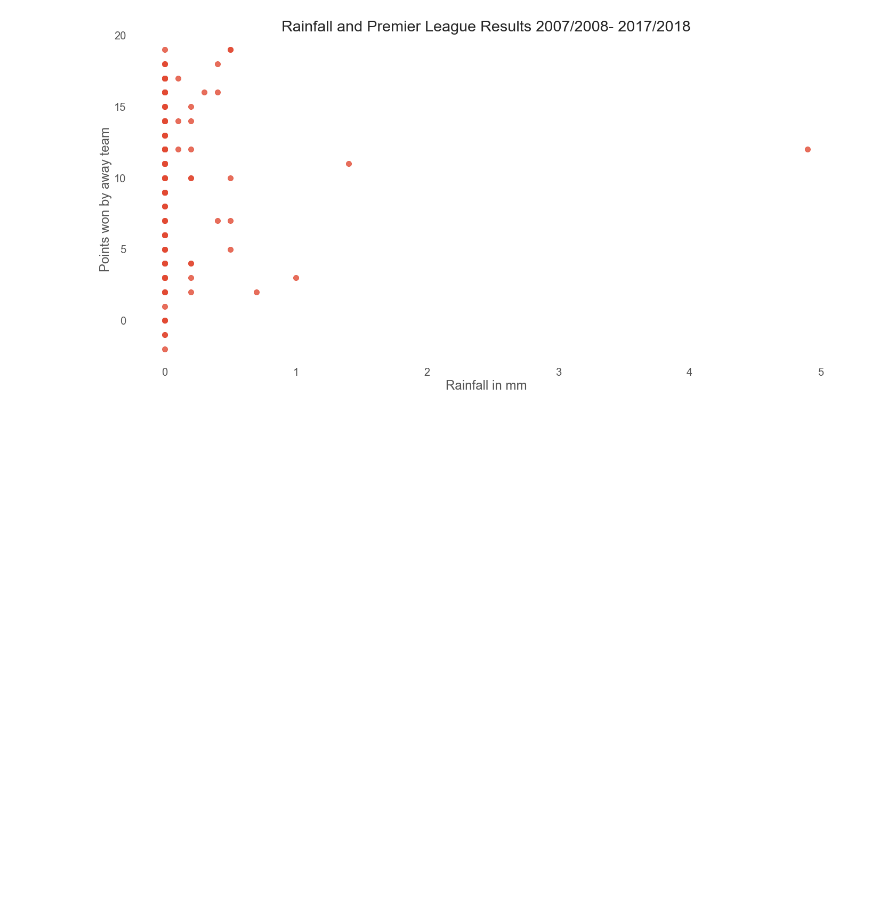
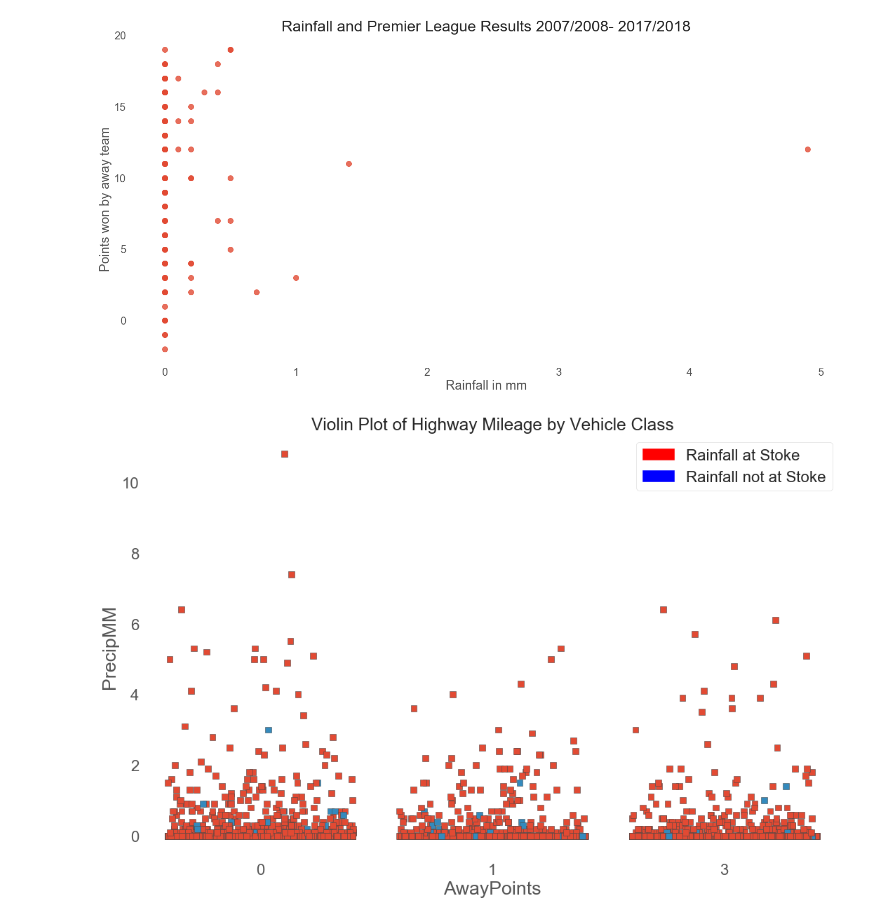
Before and after one commit to myfriendscallmeJ/a4, a Jupyter notebook: Project 4.ipynb, the cells around one changed output. Cells and saved outputs as stored; diff of their text form; code cells hidden in the pictures; blank space fills up the shorter version.

```diff
--- a/Project 4.ipynb
+++ b/Project 4.ipynb
@@ -1066,3 +1011,15 @@ plt.ylabel('Points won by away team')
 # %% [output]
 Text(23.224999999999994, 0.5, 'Points won by away team')
 [figure]
+# %%
+# Draw Plot
+fig, ax = plt.subplots(figsize=(16,10), dpi= 80)
+sns.stripplot(x='AwayPoints',y='PrecipMM',hue='At Stoke',data=PremierLeague, jitter=0.4, size=8, ax=ax, linewidth=.5)
+# Decoration
+plt.title('Violin Plot of Highway Mileage by Vehicle Class', fontsize=22)
+blue_patch = mpatches.Patch(color='blue', label='Rainfall not at Stoke')
+red_patch = mpatches.Patch(color='red', label='Rainfall at Stoke')
+plt.legend(handles=[red_patch,blue_patch])
+plt.show()
+# %% [output]
+[figure, added]
```
Also changed, not shown: parts of 10 cells of this notebook.
